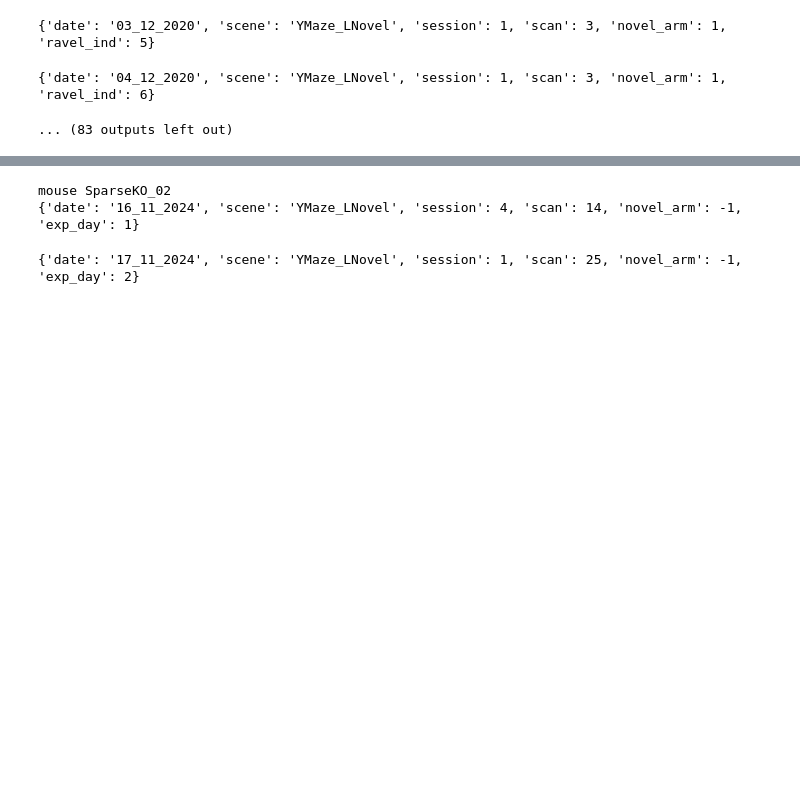
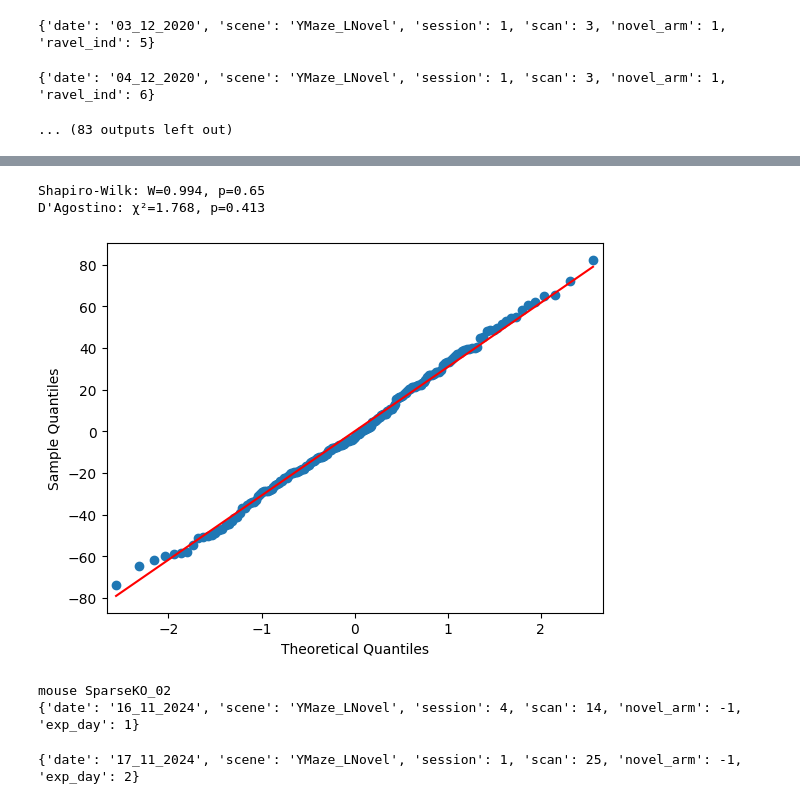
Before and after one commit to GiocomoLab/STX3KO_analyses, a Jupyter notebook: notebooks/figure2/naive_bayes.ipynb, the cells around one changed output, grey strips where cells are left out. Cells and saved outputs as stored; diff of their text form; code cells hidden in the pictures; blank space fills up the shorter version.

```diff
--- a/notebooks/figure2/naive_bayes.ipynb
+++ b/notebooks/figure2/naive_bayes.ipynb
@@ -290,0 +254,10 @@ print(ph)
+# %%
+import statsmodels.formula.api as smf
+
+df['err_rank'] = df['err'].rank()
+
+# mdl = smf.mixedlm('err_rank ~ C(cond)*C(ttype) + C(ttype)*C(day) + C(cond)*C(day)', df, groups=df['mouse'])
+
+mdl = smf.mixedlm('err_rank ~ C(cond)*C(ttype)*C(day)', df, groups=df['mouse'])
+res = mdl.fit()
+res.summary()
@@ -291,3 +300,19 @@ print(ph)
+# %%
+import statsmodels.api as sm
+from scipy.stats import shapiro, normaltest, anderson
+fig = sm.qqplot(res.resid, line ='s')
+
+# Shapiro-Wilk test (good for small–moderate n)
+shapiro_test = shapiro(res.resid)
+print(f"Shapiro-Wilk: W={shapiro_test.statistic:.3f}, p={shapiro_test.pvalue:.3g}")
+
+# D’Agostino and Pearson omnibus test (good for larger n)
+dagostino_test = normaltest(res.resid)
+print(f"D'Agostino: χ²={dagostino_test.statistic:.3f}, p={dagostino_test.pvalue:.3g}")
+# %% [output]
+Shapiro-Wilk: W=0.994, p=0.65
+D'Agostino: χ²=1.768, p=0.413
+[figure, added]
 # %%
 sparse_alldays_crossval = stx.naive_bayes.run_alldays_baseline_crossval_sparse(sparse_mice, 128)
 # %% [output]
```
Also changed, not shown: parts of 18 cells of this notebook.
